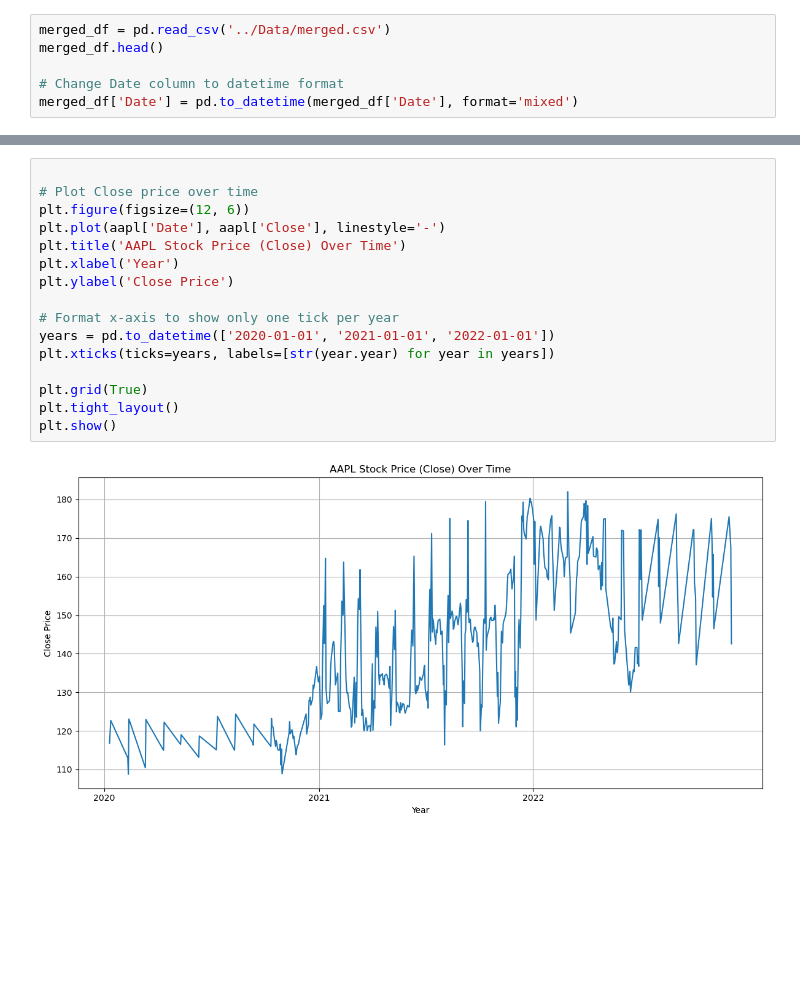
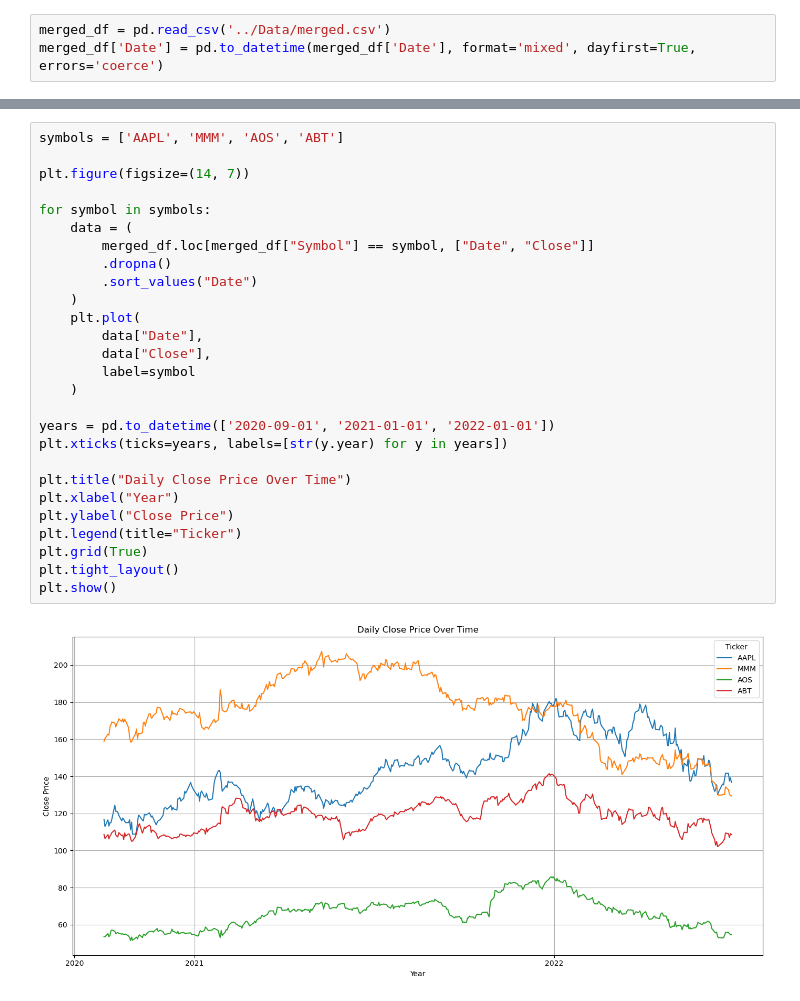
Before and after one commit to SalmanAlfarisi5/StockMarketPrediction, a Jupyter notebook: Code/eda.ipynb, the cells around one changed output, grey strips where cells are left out. Drawn from its saved outputs; the diff is of its cells as text; blank space fills up the shorter version.

```diff
--- a/Code/eda.ipynb
+++ b/Code/eda.ipynb
@@ -4,6 +5,3 @@ import matplotlib.pyplot as plt
 # %%
 merged_df = pd.read_csv('../Data/merged.csv')
-merged_df.head()
-
-# Change Date column to datetime format
-merged_df['Date'] = pd.to_datetime(merged_df['Date'], format='mixed')
+merged_df['Date'] = pd.to_datetime(merged_df['Date'], format='mixed', dayfirst=True, errors='coerce')
@@ -23,18 +8,29 @@ Series([], Name: count, dtype: int64)
-# %%
-
-# Plot Close price over time
-plt.figure(figsize=(12, 6))
-plt.plot(aapl['Date'], aapl['Close'], linestyle='-')
-plt.title('AAPL Stock Price (Close) Over Time')
-plt.xlabel('Year')
-plt.ylabel('Close Price')
-
-# Format x-axis to show only one tick per year
-years = pd.to_datetime(['2020-01-01', '2021-01-01', '2022-01-01'])
-plt.xticks(ticks=years, labels=[str(year.year) for year in years])
-
-plt.grid(True)
-plt.tight_layout()
-plt.show()
-# %% [output]
-[figure, removed]
+# %%
+symbols = ['AAPL', 'MMM', 'AOS', 'ABT']
+
+plt.figure(figsize=(14, 7))
+
+for symbol in symbols:
+    data = (
+        merged_df.loc[merged_df["Symbol"] == symbol, ["Date", "Close"]]
+        .dropna()
+        .sort_values("Date")
+    )
+    plt.plot(
+        data["Date"],
+        data["Close"],
+        label=symbol
+    )
+
+years = pd.to_datetime(['2020-09-01', '2021-01-01', '2022-01-01'])
+plt.xticks(ticks=years, labels=[str(y.year) for y in years])
+
+plt.title("Daily Close Price Over Time")
+plt.xlabel("Year")
+plt.ylabel("Close Price")
+plt.legend(title="Ticker")
+plt.grid(True)
+plt.tight_layout()
+plt.show()
+# %% [output]
+[figure, added]
```
Also changed, not shown: parts of 2 cells of this notebook, 2 other files.
